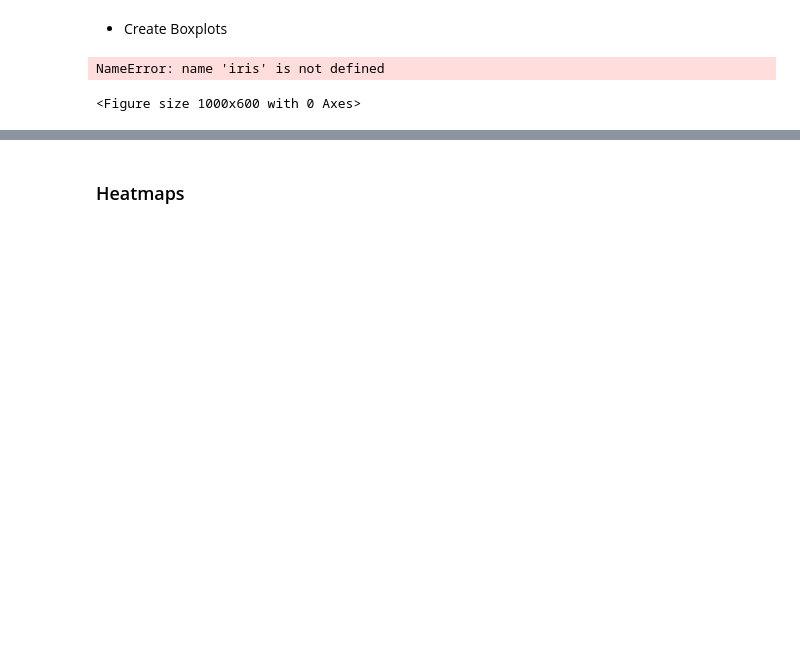
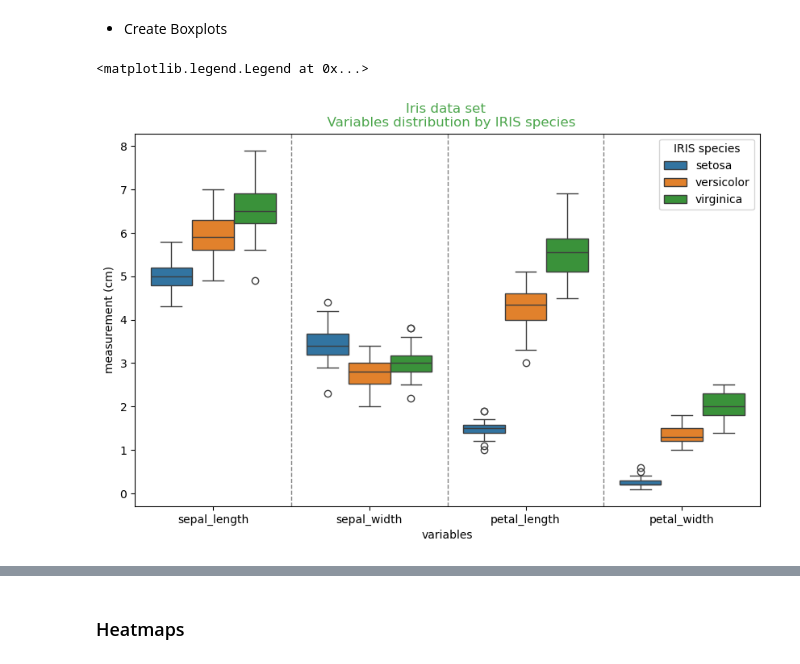
Before and after one commit to Maroua-El-Imame/pands-project, a Jupyter notebook: analysis.ipynb, the cells around one changed output, grey strips where cells are left out. Cells and saved outputs as stored; diff of their text form; code cells hidden in the pictures; blank space fills up the shorter version.

```diff
--- a/analysis.ipynb
+++ b/analysis.ipynb
@@ -254,32 +329,41 @@ NameError: name 'fig' is not defined
 # %% [markdown]
 *   Create Boxplots
 # %%
-# documentation :
-# load Iris dataset using seaborn.load_dataset() method, which allows users to quickly load sample datasets provided by Seaborn.
+# learn the Seaborn pairplot method
+# reference : https://seaborn.pydata.org/generated/seaborn.pairplot.html
+# reference :
+
+# in the official documentation page, it is advised to load a .csv format dataset file.
+# the same page refers to a using a repository containing sample datasets provided by Seaborn. The Iris dataset is in that list, which makes it a convenient target for the seaborn.load_dataset function.
+# reference :
 
 # Seaborn library is previously imported (as sns).
+# load dataset
 iris_ds = sns.load_dataset('iris')
+
+# melt the dataframe to long format, meaning, I need to convert the columns to rows.
+# reference :
+# reference :
+iris_melted = pd.melt(iris_ds, id_vars='species', var_name='feature', value_name='measurement')
 
 # create the boxplot
 plt.figure(figsize=(10, 6))
-# reference : https://stackoverflow.com/questions/58576394/plotting-boxplot-with-sns#:~:text=sns.boxplot(x%3D%27value%27%2C%20y%3D%22X%22%2C%20data%3Ddata_st%2Chue%3Dy%2Cpalette%3D%27Set1%27)
-sns.boxplot(x='feature', y='measurement', hue='species', data=iris)
+# reference :
+sns.boxplot(x='feature', y='measurement', hue='species', data=iris_melted)
 
-# draw lines
-for x in []:
-    plt.axline(x=x, color='gray', linestyle='--', linewidth=1)
+# draw vertical lines to separate iris data set variables visually.
+# reference :
+for x in [0.5,1.5,2.5]:
+    plt.axvline(x=x, color='gray', linestyle='--', linewidth=1)
 
 # add title
 plt.title('Iris data set \n  Variables distribution by IRIS species', c='g', alpha =0.7)
 # set x and y labels
 plt.xlabel('variables')
 plt.ylabel('measurement (cm)')
-# add meaningful
+# add meaningful legend
 plt.legend(title='IRIS species')
-# show
-#plt.tight_layout()
-plt.show()
 # %% [output]
-NameError: name 'iris' is not defined
+<matplotlib.legend.Legend at 0x...>
-<Figure size 1000x600 with 0 Axes>
+[figure, added]
 # %% [markdown]
```
Also changed, not shown: parts of 35 cells of this notebook.
